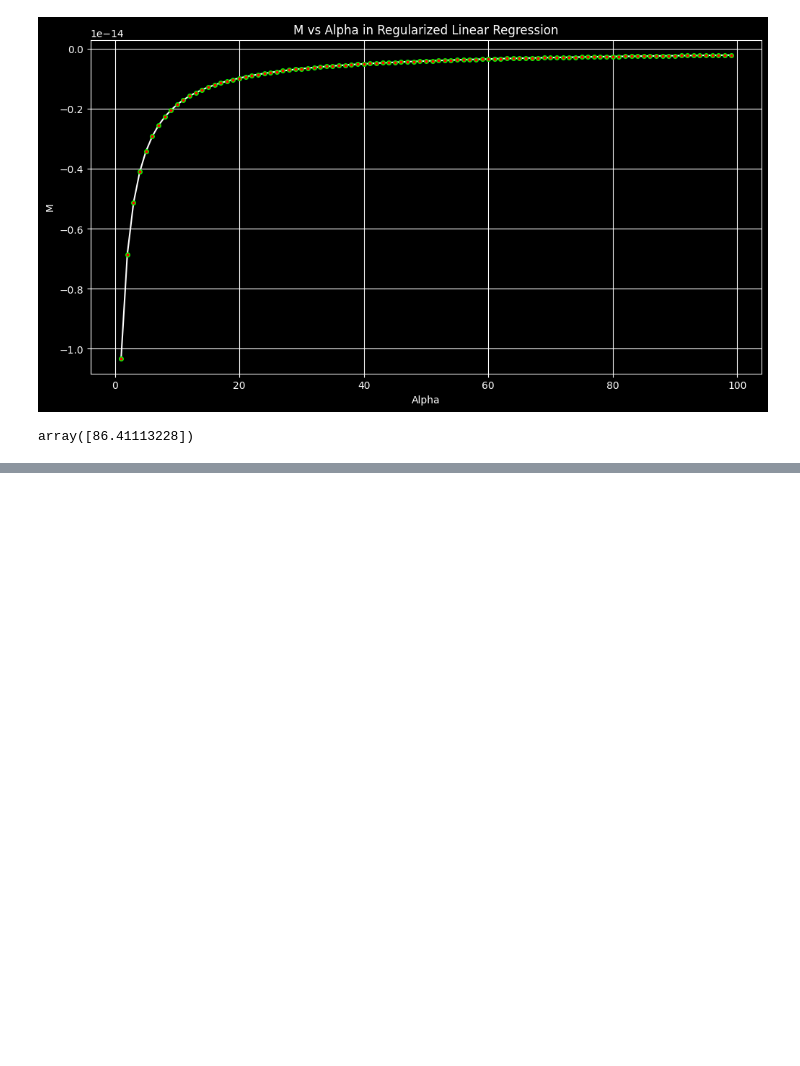
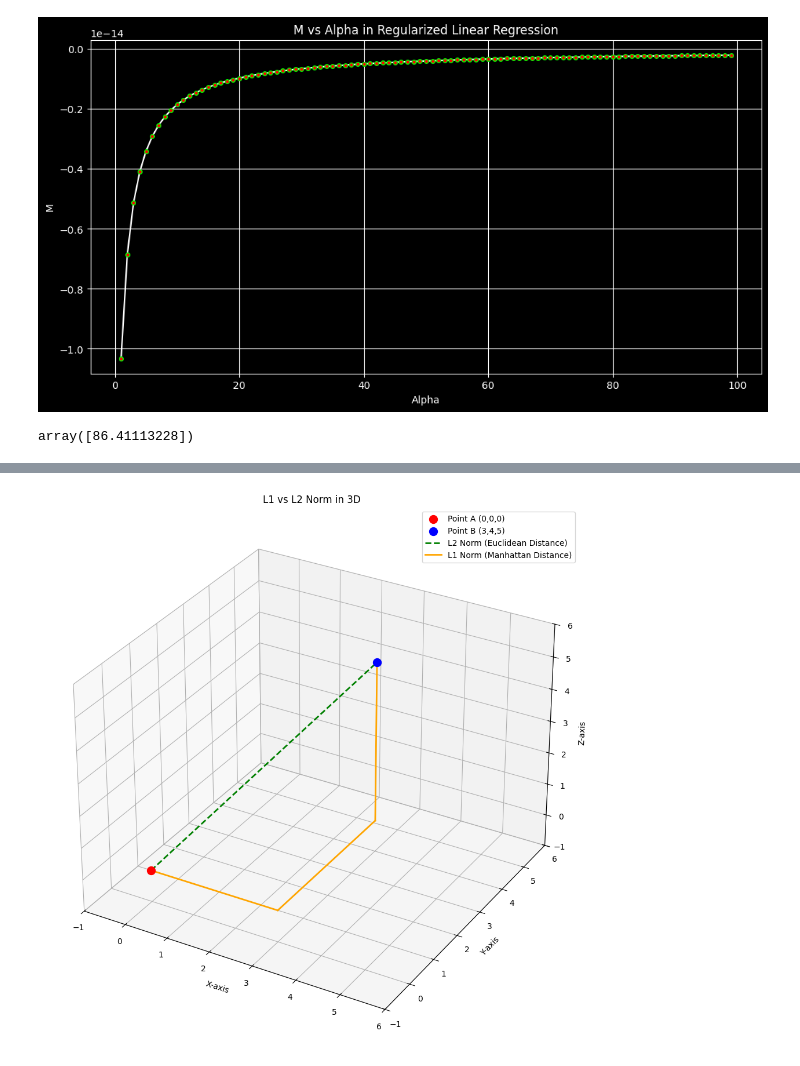
Before and after one commit to gauravgulia26/MachineLearning, a Jupyter notebook: Regularisation.ipynb, the cells around one changed output, grey strips where cells are left out. Cells and saved outputs as stored; diff of their text form; code cells hidden in the pictures; blank space fills up the shorter version.

```diff
--- a/Regularisation.ipynb
+++ b/Regularisation.ipynb
@@ -162,0 +282,56 @@ plt.savefig("RidgeRegression.png", dpi=300)
+# %%
+from mpl_toolkits.mplot3d import Axes3D
+
+# Define points in 3D
+A = np.array([0, 0, 0])
+B = np.array([3, 4, 5])
+
+# Create 3D figure
+fig = plt.figure(figsize=(20, 12))
+ax = fig.add_subplot(111, projection="3d")
+
+# Plot points
+ax.scatter(*A, color="red", label="Point A (0,0,0)", s=100)
+ax.scatter(*B, color="blue", label="Point B (3,4,5)", s=100)
+
+# L2 Norm (Euclidean Distance - Direct Line)
+ax.plot(
+    [A[0], B[0]],
+    [A[1], B[1]],
+    [A[2], B[2]],
+    "g--",
+    label="L2 Norm (Euclidean Distance)",
+    linewidth=2,
+)
+
+# L1 Norm (Manhattan Distance - Stepwise Path)
+ax.plot(
+    [A[0], B[0]], [A[1], A[1]], [A[2], A[2]], "orange", linestyle="-", linewidth=2
+)  # X movement
+ax.plot(
+    [B[0], B[0]], [A[1], B[1]], [A[2], A[2]], "orange", linestyle="-", linewidth=2
+)  # Y movement
+ax.plot(
+    [B[0], B[0]],
+    [B[1], B[1]],
+    [A[2], B[2]],
+    "orange",
+    linestyle="-",
+    linewidth=2,
+    label="L1 Norm (Manhattan Distance)",
+)  # Z movement
+
+# Labels and grid
+ax.set_xlabel("X-axis")
+ax.set_ylabel("Y-axis")
+ax.set_zlabel("Z-axis")
+ax.set_xlim(-1, 6)
+ax.set_ylim(-1, 6)
+ax.set_zlim(-1, 6)
+ax.legend()
+ax.set_title("L1 vs L2 Norm in 3D")
+
+# Show plot
+plt.show()
+# %% [output]
+[figure, added]
```
Also changed, not shown: parts of 3 cells of this notebook, 5 other files.
